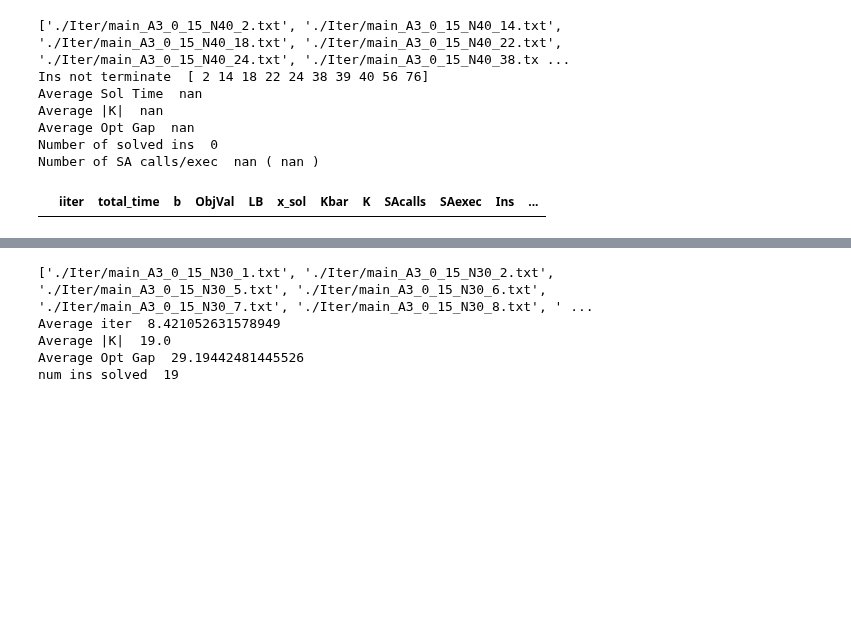
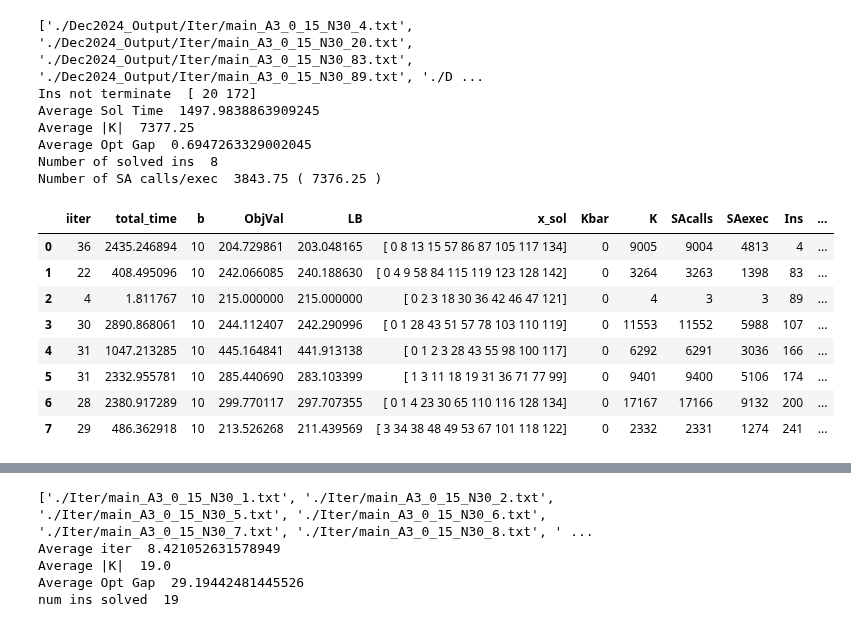
Before and after one commit to diHnguyen/SSPI, a Jupyter notebook: PythonConversion/Dec2024_Output/ProcessOutput.ipynb, the cells around one changed output, grey strips where cells are left out. Cells and saved outputs as stored; diff of their text form; code cells hidden in the pictures; blank space fills up the shorter version.

```diff
--- a/PythonConversion/Dec2024_Output/ProcessOutput.ipynb
+++ b/PythonConversion/Dec2024_Output/ProcessOutput.ipynb
@@ -2,10 +2,13 @@
 import pandas as pd
 import os
 import numpy as np
+import os, re
+# from ast
+os.chdir("/Users/dinguyen/Desktop/Local Documents/GitHub/Paper5/PythonConversion/")
 def processMain(N, ins):
     fileNames = []
     for i in ins:
-        fileNames.append("./Iter/main_A3_0_15_N"+str(N)+"_"+str(i)+".txt")
+        fileNames.append("./Dec2024_Output/Iter/main_A3_0_15_N"+str(N)+"_"+str(i)+".txt")
         # fileNames.append("./Iter/main_A3_0_15_N"+str(N)+"_"+str(i)+".txt")
     print(fileNames)
     # Use the next line for finished ins
@@ -25,60 +28,68 @@ def processMain(N, ins):
         df = pd.read_csv(''+filename, sep=';', names=['iiter','total_time','b','ObjVal','LB','x_sol', 'Kbar', 'K','SAcalls','SAexec'], header=None, skiprows=num_rows-2, nrows=2)
         # Use the one below for Iter collection
         # df = pd.read_csv('./Iter/'+filename, sep=';', names=['iiter','total_time','b','ObjVal','x_sol'], header=None)
         df['Ins'] = split
         df['Ins'] = df['Ins'].astype(int)
         dfs_list.append(df)
         # print(df)
-    output = pd.concat(dfs_list, axis=0, ignore_index=True)
+    df_filtered = pd.concat(dfs_list, axis=0, ignore_index=True)
+
+    df_filtered['max'] = df_filtered.groupby('Ins')['iiter'].transform('max')
+
+    ins_not_terminate = np.array(df_filtered[df_filtered['iiter']<df_filtered['max']]['Ins'])
+    print("Ins not terminate ", ins_not_terminate)
+    df_filtered = df_filtered[~df_filtered['Ins'].isin(ins_not_terminate)]
+    df_filtered = df_filtered.groupby('Ins').apply(
+        lambda group: group[group['total_time'] == group['total_time'].max()])
+    df_filtered = df_filtered.reset_index(drop=True)
+    df_filtered["OptGap"] = (df_filtered.ObjVal-df_filtered.LB)/df_filtered.ObjVal*100
+    print("Average Sol Time ", df_filtered['total_time'].mean())
+    print("Average |K| ", df_filtered['K'].mean())
+    print("Average Opt Gap ", df_filtered["OptGap"].mean())
+    print("Number of solved ins ", len(df_filtered))
+    print("Number of SA calls/exec ", df_filtered['SAexec'].mean(), "(",df_filtered['SAcalls'].mean(),")")
+
     # print(output)
     # for i in range(5):
     #     output = pd.read_csv(EXP+"_N"+str(N)+"_"+str(i+1)+".txt", sep=";", header=None)
 
-    return output
-N = 40
+    return df_filtered
+N = 30
 
 # df_A2_1.to_csv("N"+str(N)+"_15_main_A2_1_df.csv")
 
 #<5min
 
 # ins = [1, 2, 5, 6, 7, 8, 9, 10, 11, 12]#N30
 # ins = [1, 3, 5, 6, 7, 9, 10, 11, 12, 13] #N40: 1 3 5 6 7 9 10 11 12 13 xxx
 # ins = [2, 6, 7, 10, 13, 14, 15, 16, 17, 21]#N50: 2 6 7 10 13 14 15 16 17 21 xxx
 
 #5-60min
-# ins = [4, 20, 83, 89, 107, 166, 172, 174, 200, 241]#N30: 4 20 83 89 107 166 172 174 200 241 xxx
+ins = [4, 20, 83, 89, 107, 166, 172, 174, 200, 241]#N30: 4 20 83 89 107 166 172 174 200 241 xxx
 # ins = [4, 8, 16, 20, 27, 28, 33, 36, 37, 48]#N40: 4 8 16 20 27 28 33 36 37 48 xxx
 # ins = [18, 26, 30, 46, 73, 93, 98, 110, 113, 122]#N50: 18 26 30 46 73 93 98 110 113 122 xxx
 
 #>60min
 # ins = [3, 35, 36, 37, 52, 63, 64, 150, 282, 319]#N30: 3 35 36 37 52 63 64 150 282 319 xxx
-ins = [2, 14, 18, 22, 24, 38, 39, 40, 56, 76] #N40: 2 14 18 22 24 38 39 40 56 76 xxx
+# ins = [2, 14, 18, 22, 24, 38, 39, 40, 56, 76] #N40: 2 14 18 22 24 38 39 40 56 76 xxx
 # ins = [1, 3, 4, 5, 8, 9, 11, 12, 19, 20] #N50: 1 3 4 5 8 9 11 12 19 20 xxx
 
-df_filtered = processMain(N,ins)
-
-df_filtered['max'] = df_filtered.groupby('Ins')['iiter'].transform('max')
-
-ins_not_terminate = np.array(df_filtered[df_filtered['iiter']<df_filtered['max']]['Ins'])
-print("Ins not terminate ", ins_not_terminate)
-df_filtered = df_filtered[~df_filtered['Ins'].isin(ins_not_terminate)]
-df_filtered = df_filtered.groupby('Ins').apply(
-    lambda group: group[group['total_time'] == group['total_time'].max()])
-df_filtered = df_filtered.reset_index(drop=True)
-df_filtered["OptGap"] = (df_filtered.ObjVal-df_filtered.LB)/df_filtered.ObjVal*100
-print("Average Sol Time ", df_filtered['total_time'].mean())
-print("Average |K| ", df_filtered['K'].mean())
-print("Average Opt Gap ", df_filtered["OptGap"].mean())
-print("Number of solved ins ", len(df_filtered))
-print("Number of SA calls/exec ", df_filtered['SAexec'].mean(), "(",df_filtered['SAcalls'].mean(),")")
-
-df_filtered
+df_Strat4 = processMain(N,ins)
+df_Strat4
 # %% [output]
-['./Iter/main_A3_0_15_N40_2.txt', './Iter/main_A3_0_15_N40_14.txt', './Iter/main_A3_0_15_N40_18.txt', './Iter/main_A3_0_15_N40_22.txt', './Iter/main_A3_0_15_N40_24.txt', './Iter/main_A3_0_15_N40_38.tx ...
-Ins not terminate  [ 2 14 18 22 24 38 39 40 56 76]
-Average Sol Time  nan
-Average |K|  nan
-Average Opt Gap  nan
-Number of solved ins  0
-Number of SA calls/exec  nan ( nan )
+['./Dec2024_Output/Iter/main_A3_0_15_N30_4.txt', './Dec2024_Output/Iter/main_A3_0_15_N30_20.txt', './Dec2024_Output/Iter/main_A3_0_15_N30_83.txt', './Dec2024_Output/Iter/main_A3_0_15_N30_89.txt', './D ...
+Ins not terminate  [ 20 172]
+Average Sol Time  1497.9838863909245
+Average |K|  7377.25
+Average Opt Gap  0.6947263329002045
+Number of solved ins  8
+Number of SA calls/exec  3843.75 ( 7376.25 )
 |  | iiter | total_time | b | ObjVal | LB | x_sol | Kbar | K | SAcalls | SAexec | Ins | ... |
+| 0 | 36 | 2435.246894 | 10 | 204.729861 | 203.048165 | [ 0 8 13 15 57 86 87 105 117 134] | 0 | 9005 | 9004 | 4813 | 4 | ... |
+| 1 | 22 | 408.495096 | 10 | 242.066085 | 240.188630 | [ 0 4 9 58 84 115 119 123 128 142] | 0 | 3264 | 3263 | 1398 | 83 | ... |
+| 2 | 4 | 1.811767 | 10 | 215.000000 | 215.000000 | [ 0 2 3 18 30 36 42 46 47 121] | 0 | 4 | 3 | 3 | 89 | ... |
+| 3 | 30 | 2890.868061 | 10 | 244.112407 | 242.290996 | [ 0 1 28 43 51 57 78 103 110 119] | 0 | 11553 | 11552 | 5988 | 107 | ... |
+| 4 | 31 | 1047.213285 | 10 | 445.164841 | 441.913138 | [ 0 1 2 3 28 43 55 98 100 117] | 0 | 6292 | 6291 | 3036 | 166 | ... |
+| 5 | 31 | 2332.955781 | 10 | 285.440690 | 283.103399 | [ 1 3 11 18 19 31 36 71 77 99] | 0 | 9401 | 9400 | 5106 | 174 | ... |
+| 6 | 28 | 2380.917289 | 10 | 299.770117 | 297.707355 | [ 0 1 4 23 30 65 110 116 128 134] | 0 | 17167 | 17166 | 9132 | 200 | ... |
+| 7 | 29 | 486.362918 | 10 | 213.526268 | 211.439569 | [ 3 34 38 48 49 53 67 101 118 122] | 0 | 2332 | 2331 | 1274 | 241 | ... |
```
Also changed, not shown: parts of 3 cells of this notebook.
